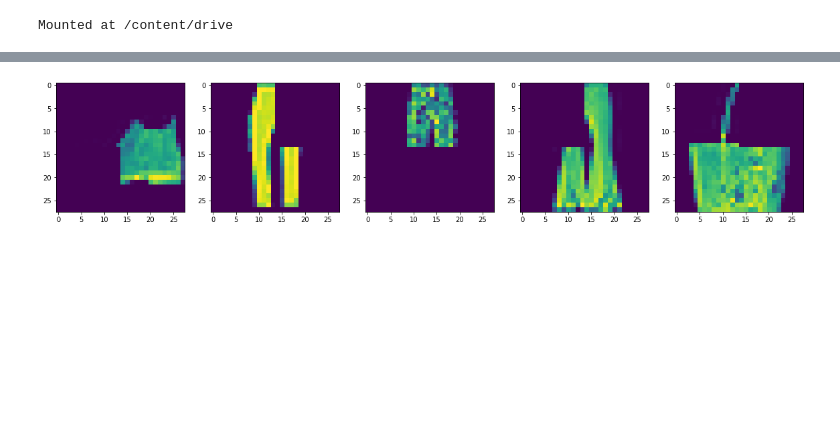
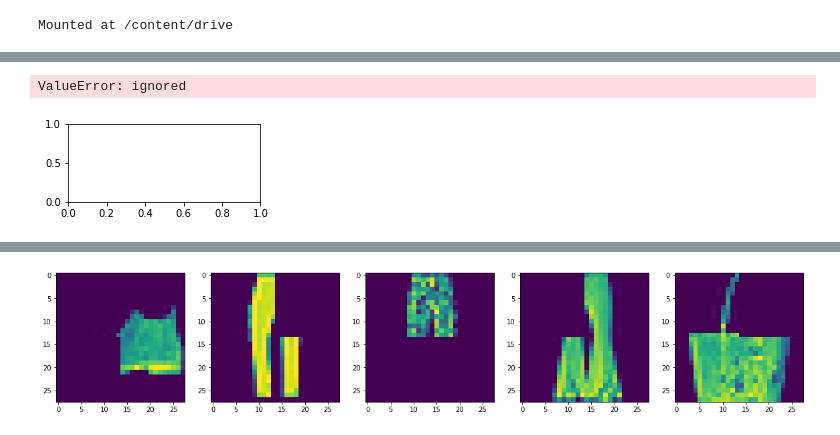
Before and after one commit to akshatgoel92/simple-nn, a Jupyter notebook: src/3_2.ipynb, the cells around one changed output, grey strips where cells are left out. Saved outputs shown, nothing was run; the diff lists cells and outputs as text; code cells hidden in the pictures; blank space fills up the shorter version.

```diff
--- a/src/3_2.ipynb
+++ b/src/3_2.ipynb
@@ -186,3 +190,8 @@ def test_noise():
   # Return statement
   return(img, noisy_img)
+# %%
+test_noise()
+# %% [output]
+ValueError: ignored
+[figure, added]
 # %%
```
Also changed, not shown: parts of 16 cells of this notebook.
